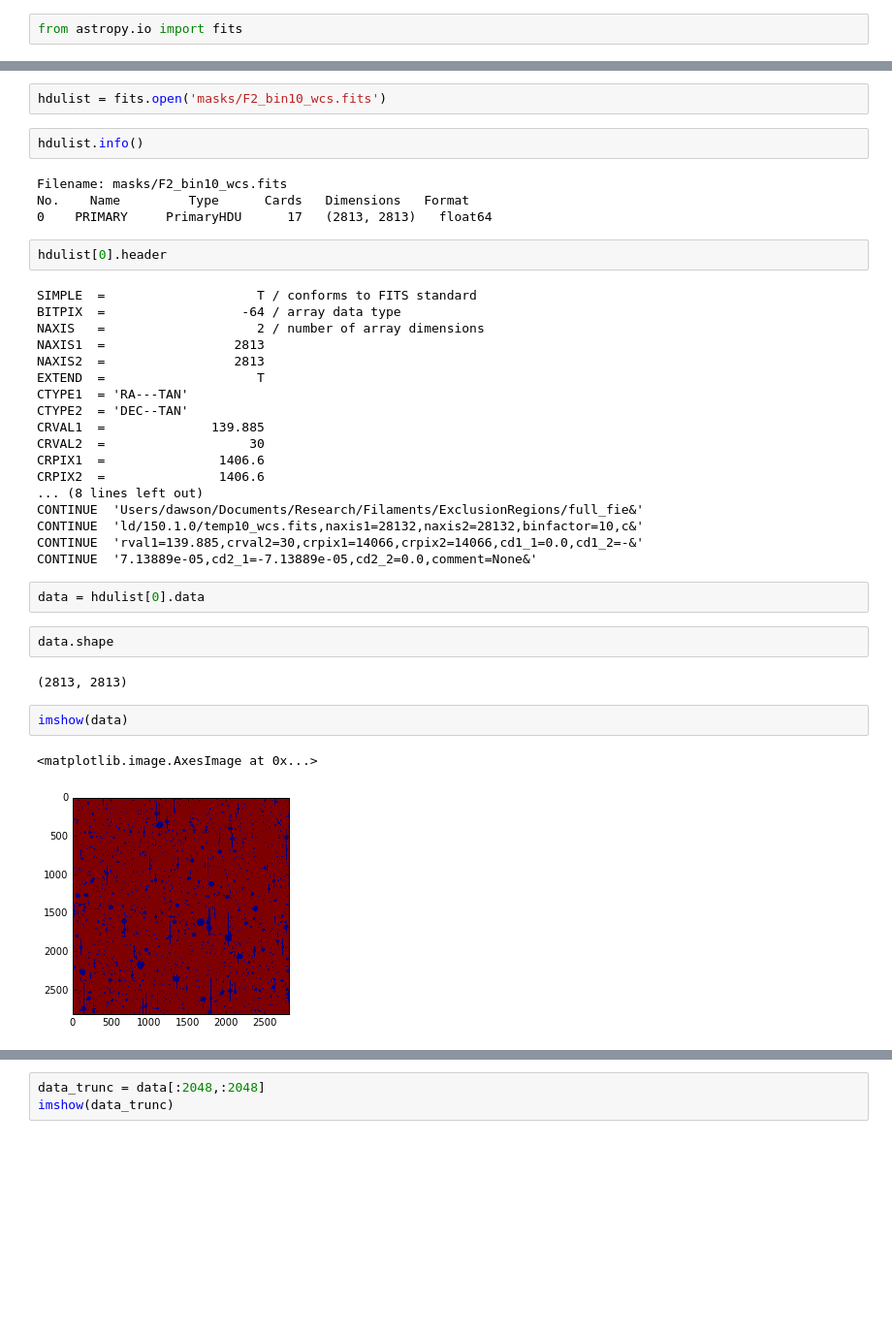
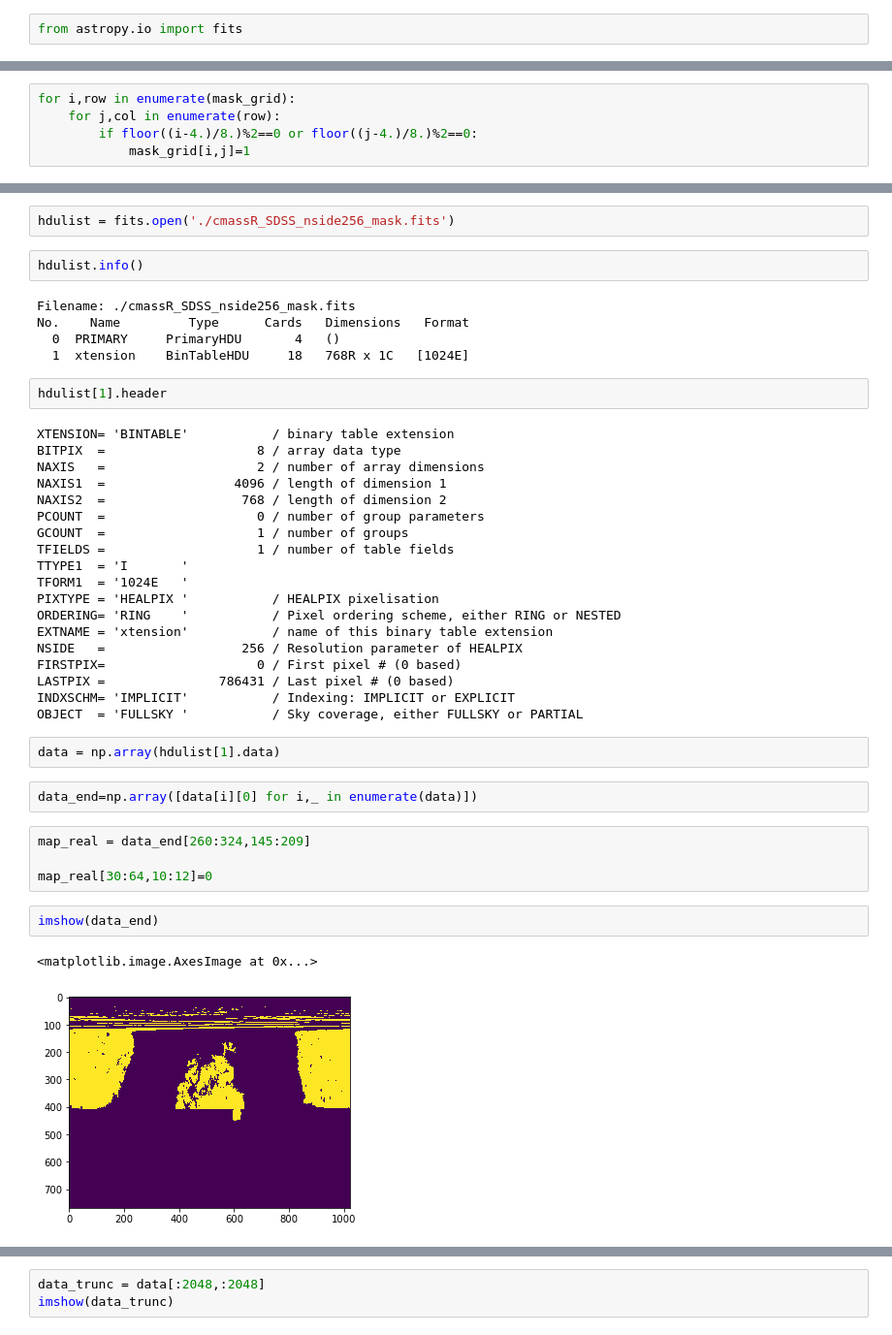
Before and after one commit to bhorowitz/weak_lensing, a Jupyter notebook: masks.ipynb, the cells around one changed output, grey strips where cells are left out. Shown at 97% size. Saved outputs shown, nothing was run; the diff lists cells and outputs as text; blank space fills up the shorter version.

```diff
--- a/masks.ipynb
+++ b/masks.ipynb
@@ -6,0 +11,5 @@ from astropy.io import fits
+# %%
+for i,row in enumerate(mask_grid):
+    for j,col in enumerate(row):
+        if floor((i-4.)/8.)%2==0 or floor((j-4.)/8.)%2==0:
+            mask_grid[i,j]=1
@@ -7,39 +39,43 @@ from astropy.io import fits
 # %%
-hdulist = fits.open('masks/F2_bin10_wcs.fits')
+hdulist = fits.open('./cmassR_SDSS_nside256_mask.fits')
 # %%
 hdulist.info()
 # %% [output]
-Filename: masks/F2_bin10_wcs.fits
+Filename: ./cmassR_SDSS_nside256_mask.fits
 No.    Name         Type      Cards   Dimensions   Format
-0    PRIMARY     PrimaryHDU      17   (2813, 2813)   float64
+  0  PRIMARY     PrimaryHDU       4   ()
+  1  xtension    BinTableHDU     18   768R x 1C   [1024E]
 # %%
-hdulist[0].header
+hdulist[1].header
 # %% [output]
-SIMPLE  =                    T / conforms to FITS standard
-BITPIX  =                  -64 / array data type
+XTENSION= 'BINTABLE'           / binary table extension
+BITPIX  =                    8 / array data type
 NAXIS   =                    2 / number of array dimensions
-NAXIS1  =                 2813
-NAXIS2  =                 2813
-EXTEND  =                    T
-CTYPE1  = 'RA---TAN'
-CTYPE2  = 'DEC--TAN'
-CRVAL1  =              139.885
-CRVAL2  =                   30
-CRPIX1  =               1406.6
-CRPIX2  =               1406.6
-... (8 lines left out)
-CONTINUE  'Users/dawson/Documents/Research/Filaments/ExclusionRegions/full_fie&'
-CONTINUE  'ld/150.1.0/temp10_wcs.fits,naxis1=28132,naxis2=28132,binfactor=10,c&'
-CONTINUE  'rval1=139.885,crval2=30,crpix1=14066,crpix2=14066,cd1_1=0.0,cd1_2=-&'
-CONTINUE  '7.13889e-05,cd2_1=-7.13889e-05,cd2_2=0.0,comment=None&'
+NAXIS1  =                 4096 / length of dimension 1
+NAXIS2  =                  768 / length of dimension 2
+PCOUNT  =                    0 / number of group parameters
+GCOUNT  =                    1 / number of groups
+TFIELDS =                    1 / number of table fields
+TTYPE1  = 'I       '
+TFORM1  = '1024E   '
+PIXTYPE = 'HEALPIX '           / HEALPIX pixelisation
+ORDERING= 'RING    '           / Pixel ordering scheme, either RING or NESTED
+EXTNAME = 'xtension'           / name of this binary table extension
+NSIDE   =                  256 / Resolution parameter of HEALPIX
+FIRSTPIX=                    0 / First pixel # (0 based)
+LASTPIX =               786431 / Last pixel # (0 based)
+INDXSCHM= 'IMPLICIT'           / Indexing: IMPLICIT or EXPLICIT
+OBJECT  = 'FULLSKY '           / Sky coverage, either FULLSKY or PARTIAL
 # %%
-data = hdulist[0].data
+data = np.array(hdulist[1].data)
-# %%
-data.shape
-# %% [output]
-(2813, 2813)
+# %%
+data_end=np.array([data[i][0] for i,_ in enumerate(data)])
+# %%
+map_real = data_end[260:324,145:209]
+
+map_real[30:64,10:12]=0
 # %%
-imshow(data)
+imshow(data_end)
 # %% [output]
 <matplotlib.image.AxesImage at 0x...>
-[figure, old version]
+[figure, new version]
```
Also changed, not shown: parts of 10 cells of this notebook, 3 other files.
